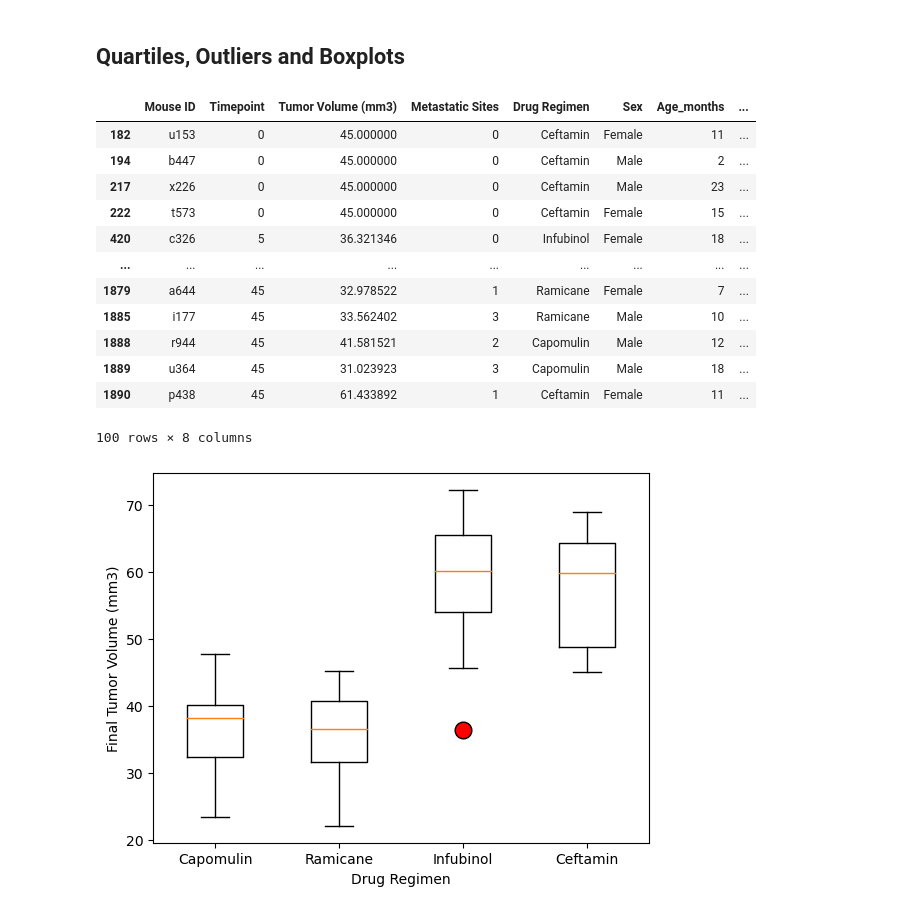
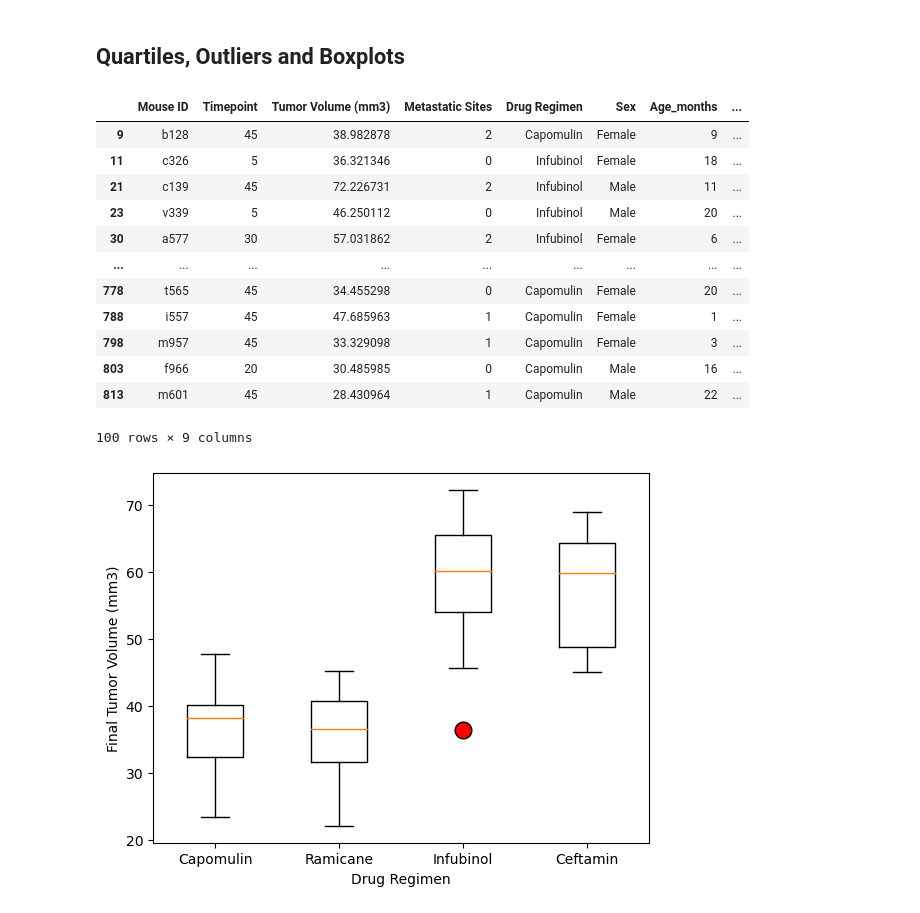
Before and after one commit to mhosseinf/Madule_5_Challenge_Data_Visualisation, a Jupyter notebook: Pymaceuticals/pymaceuticals_starter.ipynb, the cells around one changed output. Cells and saved outputs as stored; diff of their text form; code cells hidden in the pictures.

```diff
--- a/Pymaceuticals/pymaceuticals_starter.ipynb
+++ b/Pymaceuticals/pymaceuticals_starter.ipynb
@@ -221,26 +223,27 @@ plt.show()
 # %%
 # Calculate the final tumor volume of each mouse across four of the treatment regimens:
 # Capomulin, Ramicane, Infubinol, and Ceftamin
 filtered_data = combined_data.loc[(combined_data["Drug Regimen"]=="Capomulin")|(combined_data["Drug Regimen"]=="Ramicane")|(combined_data["Drug Regimen"]=="Infubinol")|(combined_data["Drug Regimen"]=="Ceftamin"),:]
 final_tumor_volume = filtered_data.groupby('Mouse ID')['Tumor Volume (mm3)'].max()
 # final_tumor_volume
 # Start by getting the last (greatest) timepoint for each mouse
 last_timepoints = filtered_data.groupby('Mouse ID')['Timepoint'].max()
 
 # Merge this group df with the original DataFrame to get the tumor volume at the last timepoint
-final_tumor_volumes = filtered_data[filtered_data.set_index(['Mouse ID', 'Timepoint']).index.isin(last_timepoints.items())]
+final_tumor_volumes = filtered_data.merge(final_tumor_volume, on='Mouse ID', suffixes=('', '_final_tumor'))
+final_tumor_volumes = final_tumor_volumes[final_tumor_volumes.set_index(['Mouse ID', 'Timepoint']).index.isin(last_timepoints.items())]
 final_tumor_volumes
 # %% [output]
 |  | Mouse ID | Timepoint | Tumor Volume (mm3) | Metastatic Sites | Drug Regimen | Sex | Age_months | ... |
-| 182 | u153 | 0 | 45.000000 | 0 | Ceftamin | Female | 11 | ... |
-| 194 | b447 | 0 | 45.000000 | 0 | Ceftamin | Male | 2 | ... |
-| 217 | x226 | 0 | 45.000000 | 0 | Ceftamin | Male | 23 | ... |
-| 222 | t573 | 0 | 45.000000 | 0 | Ceftamin | Female | 15 | ... |
-| 420 | c326 | 5 | 36.321346 | 0 | Infubinol | Female | 18 | ... |
+| 9 | b128 | 45 | 38.982878 | 2 | Capomulin | Female | 9 | ... |
+| 11 | c326 | 5 | 36.321346 | 0 | Infubinol | Female | 18 | ... |
+| 21 | c139 | 45 | 72.226731 | 2 | Infubinol | Male | 11 | ... |
+| 23 | v339 | 5 | 46.250112 | 0 | Infubinol | Male | 20 | ... |
+| 30 | a577 | 30 | 57.031862 | 2 | Infubinol | Female | 6 | ... |
 | ... | ... | ... | ... | ... | ... | ... | ... | ... |
-| 1879 | a644 | 45 | 32.978522 | 1 | Ramicane | Female | 7 | ... |
-| 1885 | i177 | 45 | 33.562402 | 3 | Ramicane | Male | 10 | ... |
-| 1888 | r944 | 45 | 41.581521 | 2 | Capomulin | Male | 12 | ... |
-| 1889 | u364 | 45 | 31.023923 | 3 | Capomulin | Male | 18 | ... |
-| 1890 | p438 | 45 | 61.433892 | 1 | Ceftamin | Female | 11 | ... |
+| 778 | t565 | 45 | 34.455298 | 0 | Capomulin | Female | 20 | ... |
+| 788 | i557 | 45 | 47.685963 | 1 | Capomulin | Female | 1 | ... |
+| 798 | m957 | 45 | 33.329098 | 1 | Capomulin | Female | 3 | ... |
+| 803 | f966 | 20 | 30.485985 | 0 | Capomulin | Male | 16 | ... |
+| 813 | m601 | 45 | 28.430964 | 1 | Capomulin | Male | 22 | ... |
-100 rows × 8 columns
+100 rows × 9 columns
```
Also changed, not shown: parts of 9 cells of this notebook.
